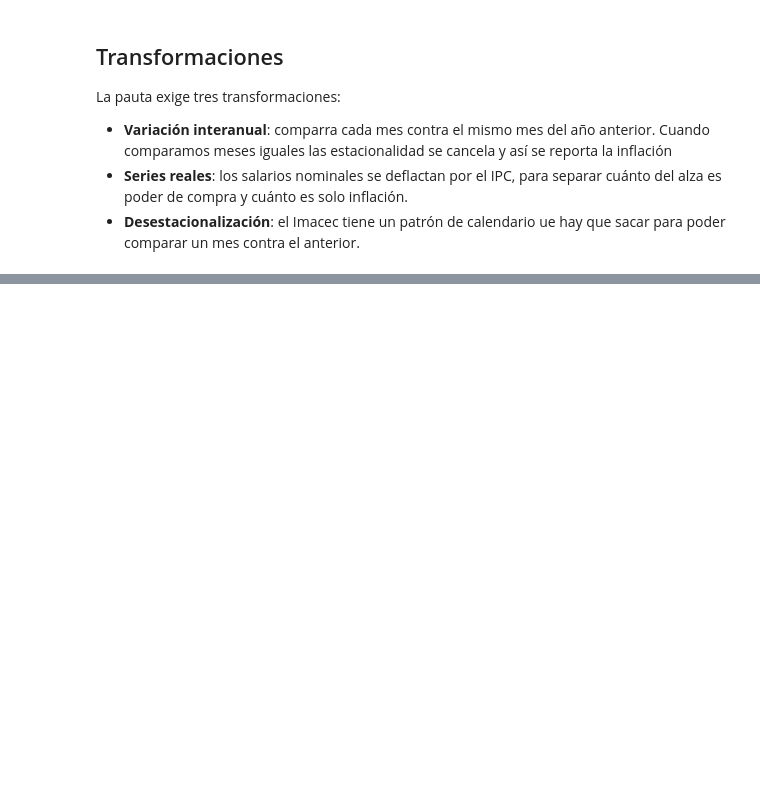
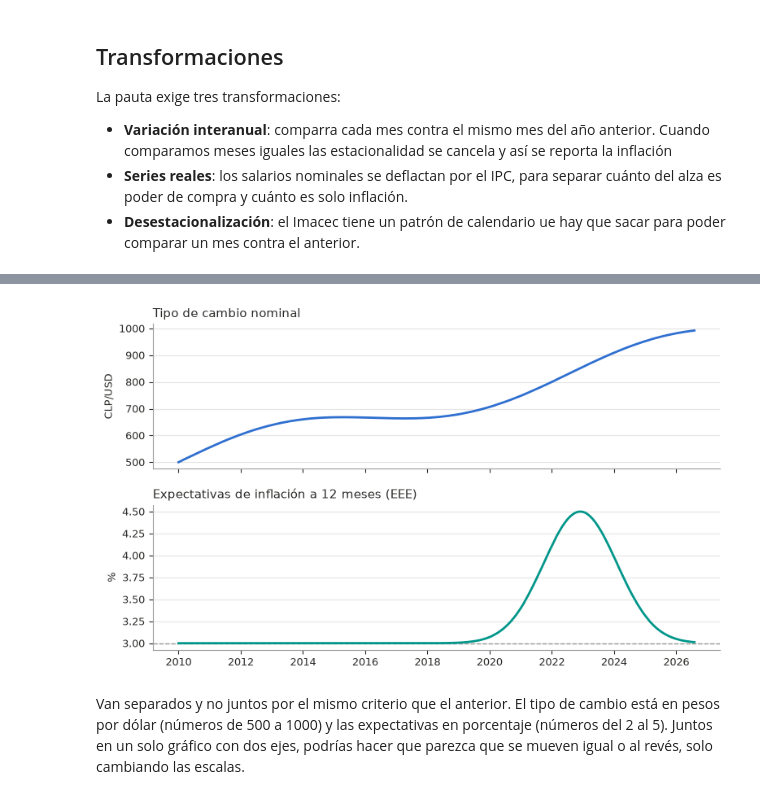
Before and after one commit to danielcornejo2/Proyecto_Economia, a Jupyter notebook: notebooks/02_analisis_coyuntura.ipynb, the cells around one changed output, grey strips where cells are left out. Saved outputs shown, nothing was run; the diff lists cells and outputs as text; code cells hidden in the pictures; blank space fills up the shorter version.

```diff
--- a/notebooks/02_analisis_coyuntura.ipynb
+++ b/notebooks/02_analisis_coyuntura.ipynb
@@ -100,0 +189,24 @@ def desestacionalizar(serie):
+# %%
+# CELDA TEMPORAL datosinventados mientras no exista la base
+tcn_falso = 500 + 2.2 * t + 60 * np.sin(t / 24)
+eee_falsa = 3 + 1.5 * np.exp(-((t - 155) ** 2) / 400)
+
+fig, (a1, a2) = plt.subplots(2, 1, figsize=(9, 5.2), sharex=True,
+                             gridspec_kw={"hspace": .25})
+
+a1.plot(fechas, tcn_falso, color=AZUL, lw=2)
+a1.set_title("Tipo de cambio nominal", fontsize=11, color=TINTA, loc="left")
+a1.set_ylabel("CLP/USD", fontsize=9, color=TINTA)
+estilo(a1)
+
+a2.axhline(3, color=GRIS, lw=1, ls="--")
+a2.plot(fechas, eee_falsa, color=VERDE, lw=2)
+a2.set_title("Expectativas de inflación a 12 meses (EEE)", fontsize=11, color=TINTA, loc="left")
+a2.set_ylabel("%", fontsize=9, color=TINTA)
+estilo(a2)
+
+plt.show()
+# %% [output]
+[figure, added]
+# %% [markdown]
+Van separados y no juntos por el mismo criterio que el anterior. El tipo de cambio está en pesos por dólar (números de 500 a 1000) y las expectativas en porcentaje (números del 2 al 5). Juntos en un solo gráfico con dos ejes, podrías hacer que parezca que se mueven igual o al revés, solo cambiando las escalas.
```
Also changed, not shown: parts of 5 cells of this notebook.
